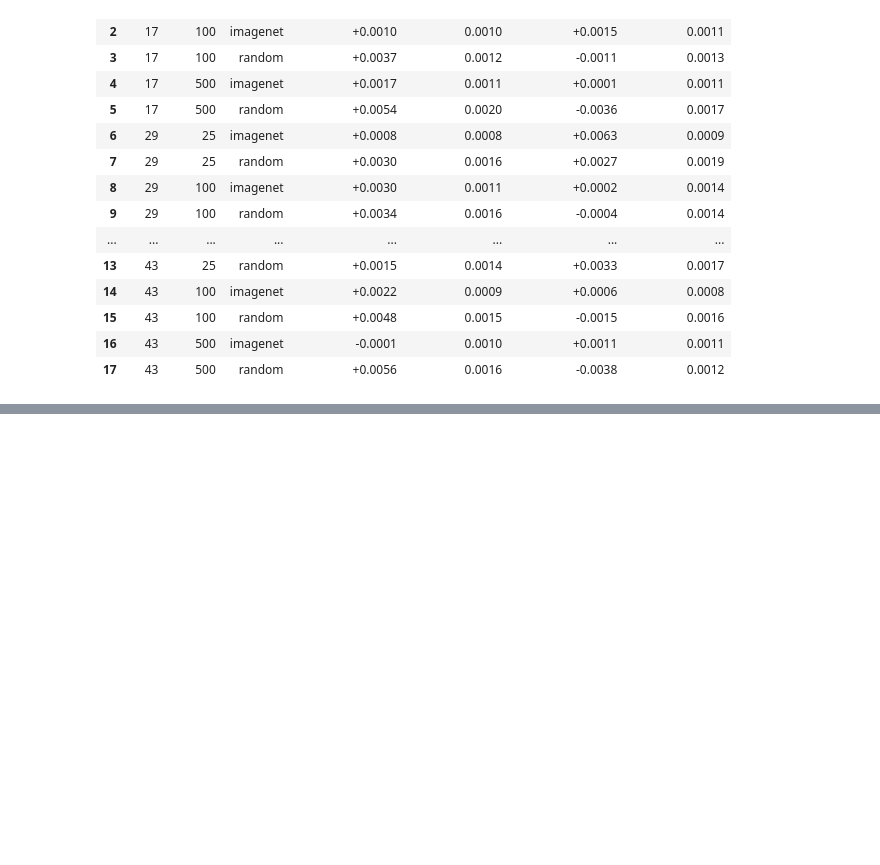
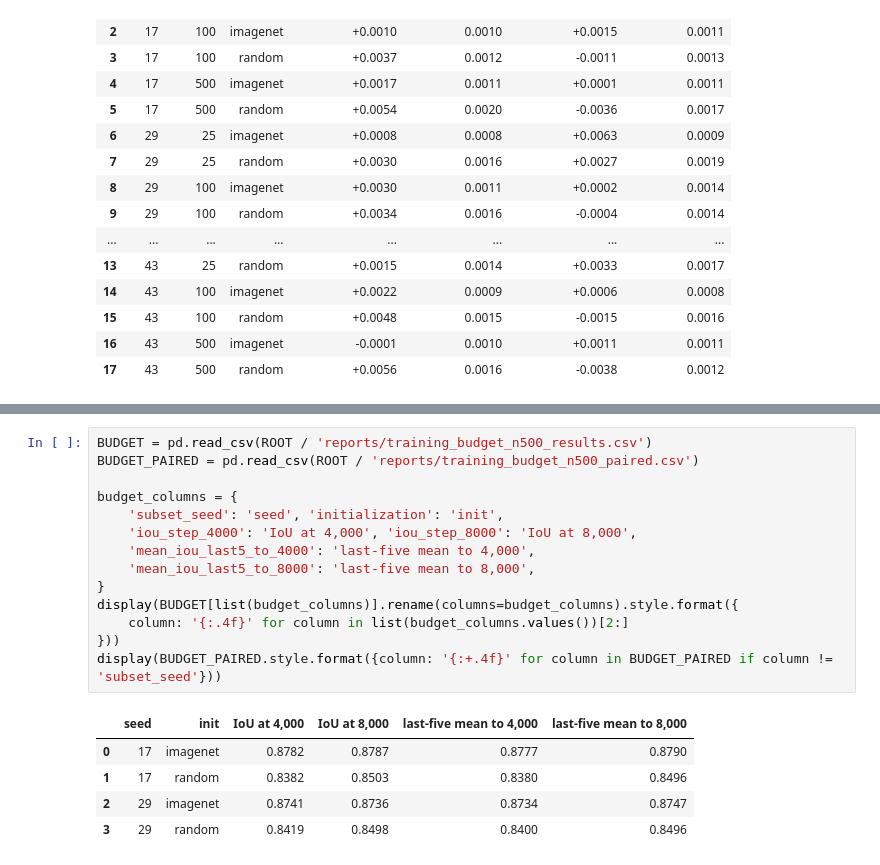
Before and after one commit to manuelmiddendorf/data-efficient-roof-segmentation, a Jupyter notebook: notebooks/04_data_efficiency.ipynb, the cells around one changed output, grey strips where cells are left out. Saved outputs shown, nothing was run; the diff lists cells and outputs as text; blank space fills up the shorter version.

```diff
--- a/notebooks/04_data_efficiency.ipynb
+++ b/notebooks/04_data_efficiency.ipynb
@@ -256,0 +263,20 @@ display(RESULTS[list(late_columns)].rename(columns=late_columns).style.format({
+# %%
+BUDGET = pd.read_csv(ROOT / 'reports/training_budget_n500_results.csv')
+BUDGET_PAIRED = pd.read_csv(ROOT / 'reports/training_budget_n500_paired.csv')
+
+budget_columns = {
+    'subset_seed': 'seed', 'initialization': 'init',
+    'iou_step_4000': 'IoU at 4,000', 'iou_step_8000': 'IoU at 8,000',
+    'mean_iou_last5_to_4000': 'last-five mean to 4,000',
+    'mean_iou_last5_to_8000': 'last-five mean to 8,000',
+}
+display(BUDGET[list(budget_columns)].rename(columns=budget_columns).style.format({
+    column: '{:.4f}' for column in list(budget_columns.values())[2:]
+}))
+display(BUDGET_PAIRED.style.format({column: '{:+.4f}' for column in BUDGET_PAIRED if column != 'subset_seed'}))
+# %% [output]
+|  | seed | init | IoU at 4,000 | IoU at 8,000 | last-five mean to 4,000 | last-five mean to 8,000 |
+| 0 | 17 | imagenet | 0.8782 | 0.8787 | 0.8777 | 0.8790 |
+| 1 | 17 | random | 0.8382 | 0.8503 | 0.8380 | 0.8496 |
+| 2 | 29 | imagenet | 0.8741 | 0.8736 | 0.8734 | 0.8747 |
+| 3 | 29 | random | 0.8419 | 0.8498 | 0.8400 | 0.8496 |
```
Also changed, not shown: parts of 8 cells of this notebook, 9 other files.
